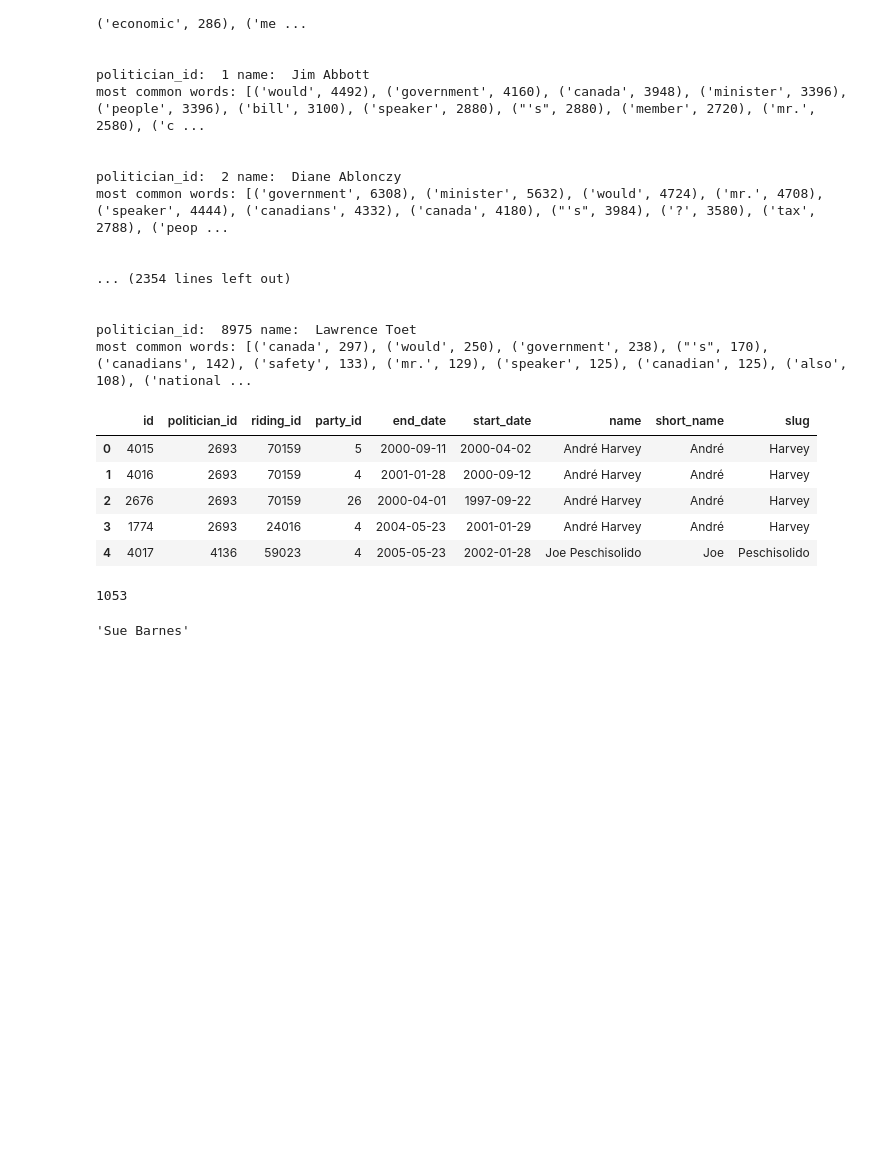
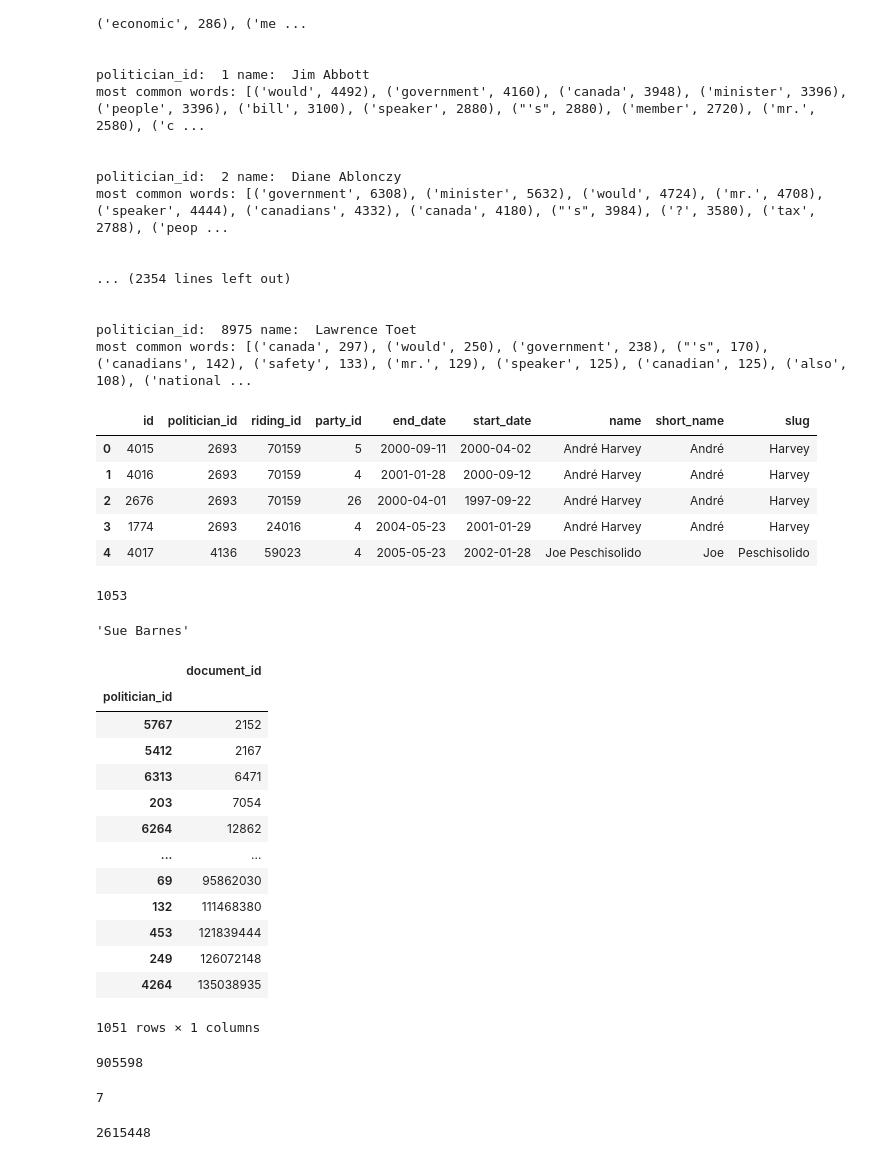
Before and after one commit to illtemperedklavier/openparliament-NLP, a Jupyter notebook: word_stats/frequency distributions.ipynb, the cells around one changed output. Saved outputs shown, nothing was run; the diff lists cells and outputs as text; code cells hidden in the pictures; blank space fills up the shorter version.

```diff
--- a/word_stats/frequency distributions.ipynb
+++ b/word_stats/frequency distributions.ipynb
@@ -221,3 +221,26 @@ name.index[0]
 politician_full[politician_full.politician_id==18]['name'].values[0]
 # %% [output]
 'Sue Barnes'
+# %%
+times_spoken =
+# %%
+times_spoken.sort_values(by='document_id')
+# %% [output]
+|  | document_id |
+| politician_id |  |
+| 5767 | 2152 |
+| 5412 | 2167 |
+| 6313 | 6471 |
+| 203 | 7054 |
+| 6264 | 12862 |
+| ... | ... |
+| 69 | 95862030 |
+| 132 | 111468380 |
+| 453 | 121839444 |
+| 249 | 126072148 |
+| 4264 | 135038935 |
+1051 rows × 1 columns
+# %%
+sum(c.values())
+# %% [output]
+905598
@@ -223,0 +251,8 @@ politician_full[politician_full.politician_id==18]['name'].values[0]
+# %%
+min(words_spoken)
+# %% [output]
+7
+# %%
+max(words_spoken)
+# %% [output]
+2615448
```
Also changed, not shown: parts of 8 cells of this notebook, 7 other files.
